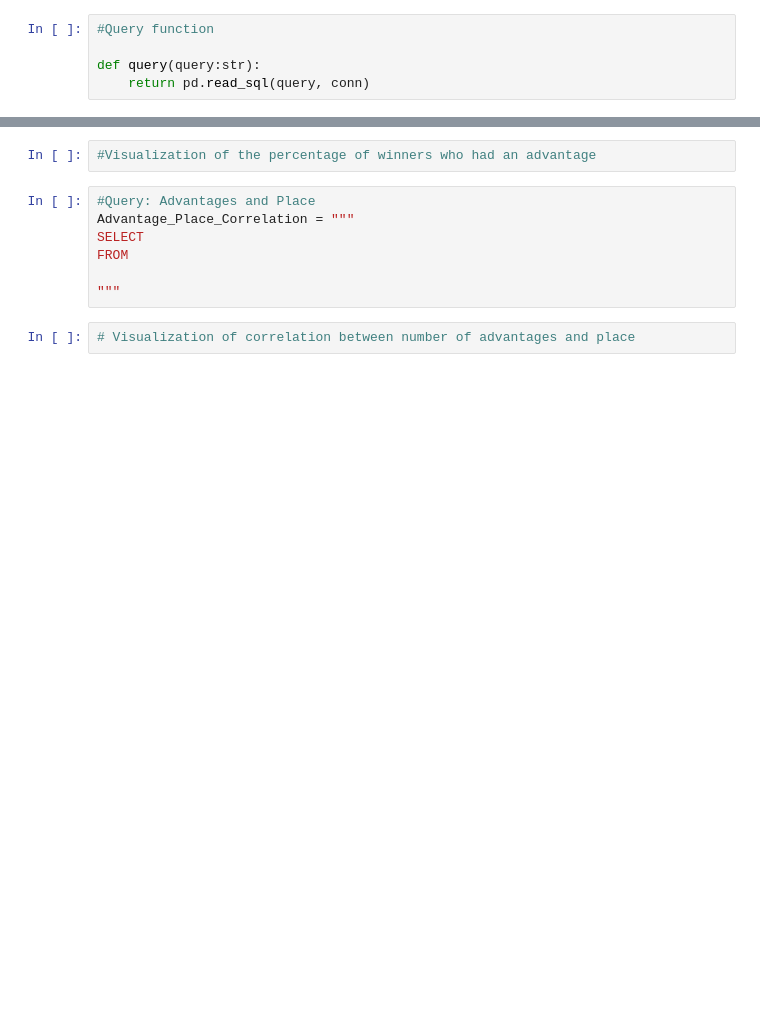
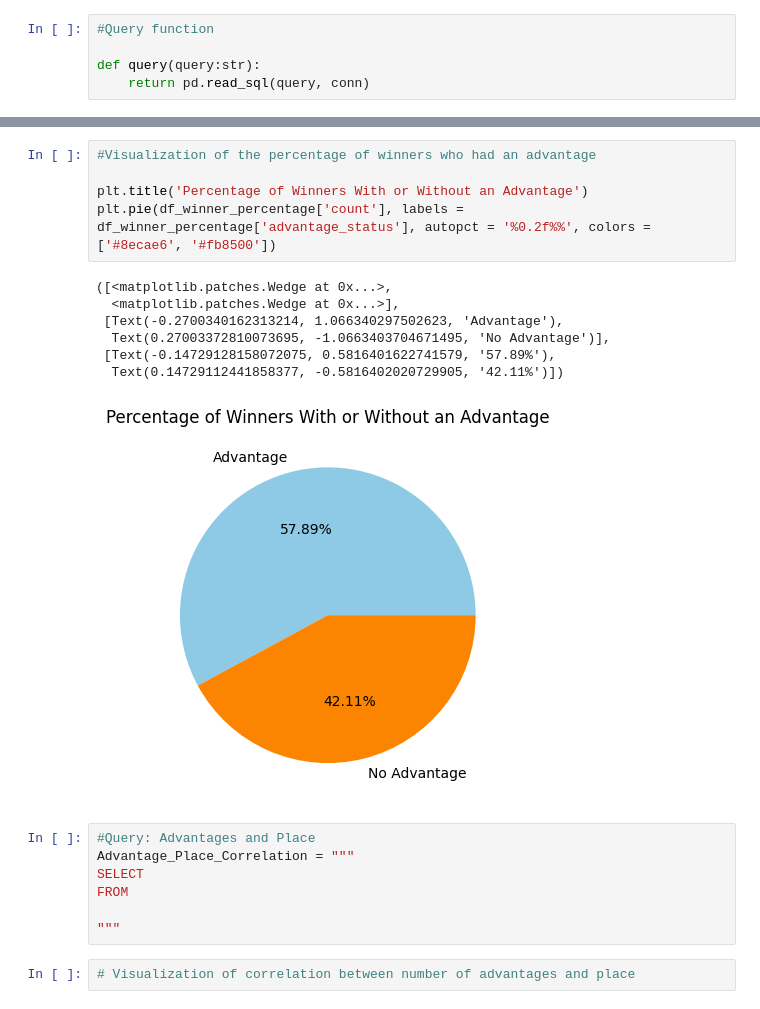
Before and after one commit to akerdolff/Survivor, a Jupyter notebook: Survivor_Analysis.ipynb, the cells around one changed output, grey strips where cells are left out. Saved outputs shown, nothing was run; the diff lists cells and outputs as text; blank space fills up the shorter version.

Commit message:
added csvs to git ignore. data visualization

```diff
--- a/Survivor_Analysis.ipynb
+++ b/Survivor_Analysis.ipynb
@@ -154,5 +150,16 @@ query(Winner_Percentage)
 # %%
 #Visualization of the percentage of winners who had an advantage
+
+plt.title('Percentage of Winners With or Without an Advantage')
+plt.pie(df_winner_percentage['count'], labels = df_winner_percentage['advantage_status'], autopct = '%0.2f%%', colors = ['#8ecae6', '#fb8500'])
+# %% [output]
+([<matplotlib.patches.Wedge at 0x...>,
+  <matplotlib.patches.Wedge at 0x...>],
+ [Text(-0.2700340162313214, 1.066340297502623, 'Advantage'),
+  Text(0.27003372810073695, -1.0663403704671495, 'No Advantage')],
+ [Text(-0.14729128158072075, 0.5816401622741579, '57.89%'),
+  Text(0.14729112441858377, -0.5816402020729905, '42.11%')])
+[figure, added]
 # %%
 #Query: Advantages and Place
 Advantage_Place_Correlation = """
```
Also changed, not shown: parts of 12 cells of this notebook, 7 other files.
